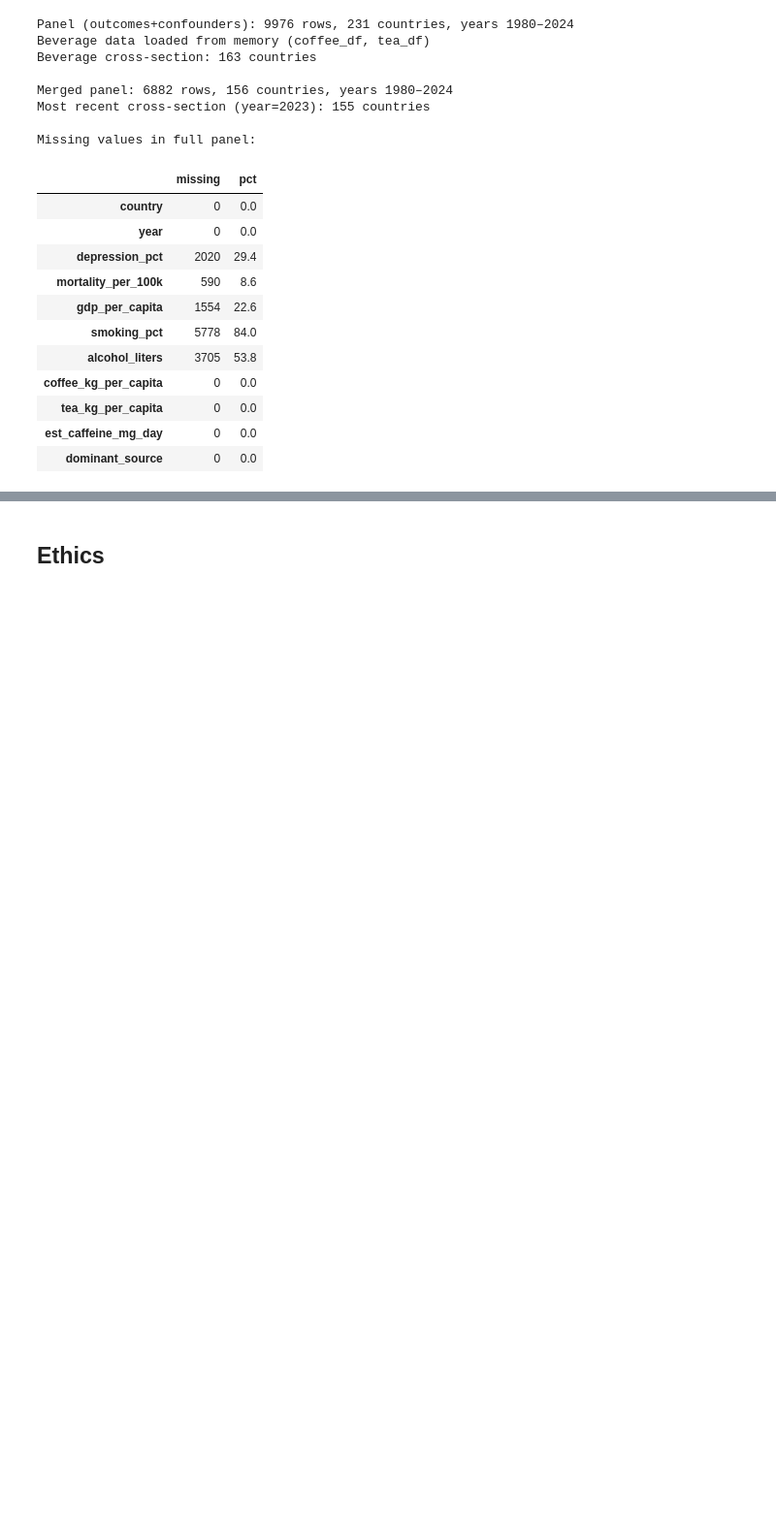
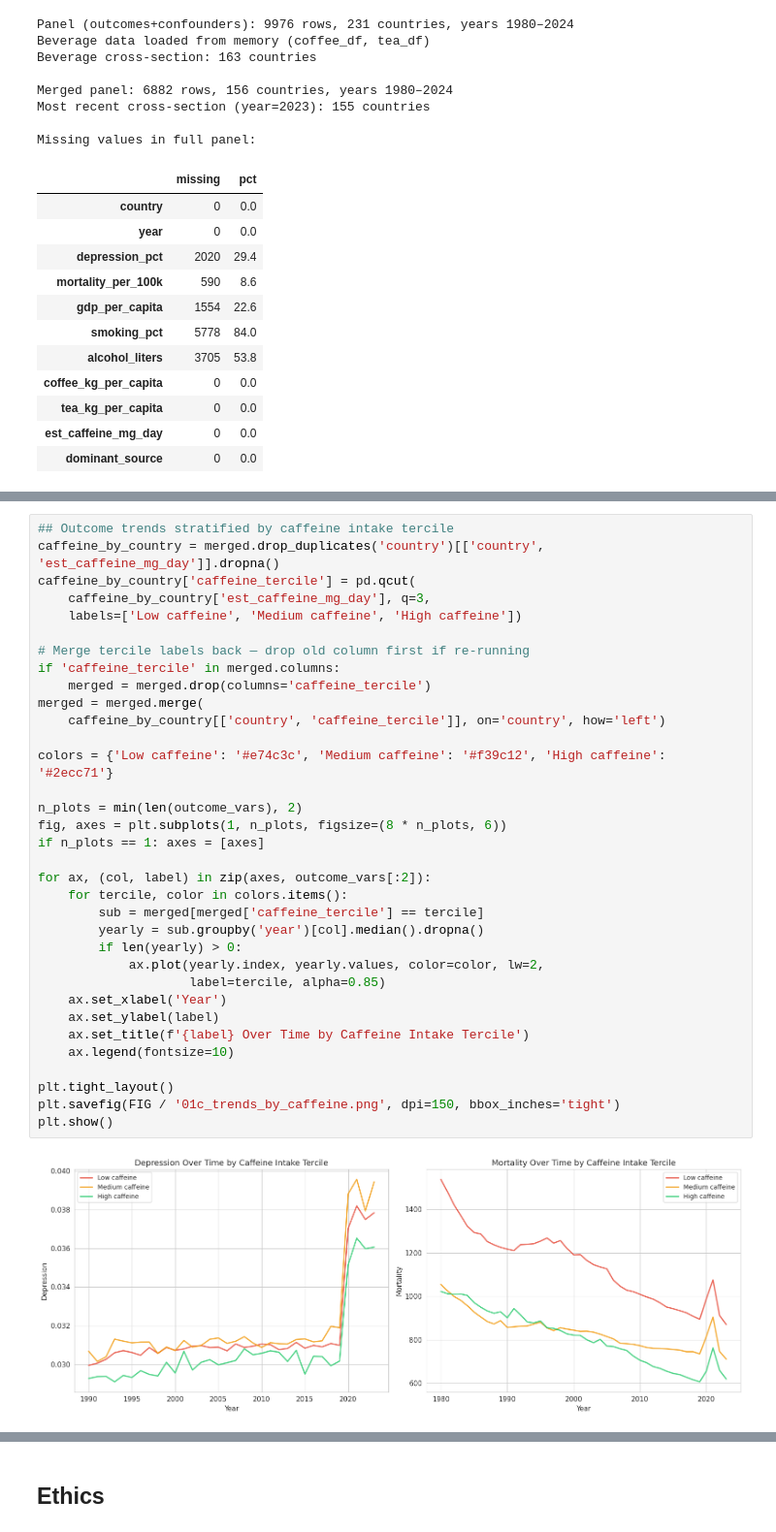
Before and after one commit to COGS108/Group077_WI26, a Jupyter notebook: 02-EDACheckpoint.ipynb, the cells around one changed output, grey strips where cells are left out. Shown at 97% size. Cells and saved outputs as stored; diff of their text form; blank space fills up the shorter version.

Commit message:
Update with first draft of EDA
REMOVE RUBRIC
check against rubric to make edits

```diff
--- a/02-EDACheckpoint.ipynb
+++ b/02-EDACheckpoint.ipynb
@@ -530,0 +620,36 @@ Some more words and stuff.  Remember notebooks work best if you interleave the c
+# %%
+## Outcome trends stratified by caffeine intake tercile
+caffeine_by_country = merged.drop_duplicates('country')[['country', 'est_caffeine_mg_day']].dropna()
+caffeine_by_country['caffeine_tercile'] = pd.qcut(
+    caffeine_by_country['est_caffeine_mg_day'], q=3,
+    labels=['Low caffeine', 'Medium caffeine', 'High caffeine'])
+
+# Merge tercile labels back — drop old column first if re-running
+if 'caffeine_tercile' in merged.columns:
+    merged = merged.drop(columns='caffeine_tercile')
+merged = merged.merge(
+    caffeine_by_country[['country', 'caffeine_tercile']], on='country', how='left')
+
+colors = {'Low caffeine': '#e74c3c', 'Medium caffeine': '#f39c12', 'High caffeine': '#2ecc71'}
+
+n_plots = min(len(outcome_vars), 2)
+fig, axes = plt.subplots(1, n_plots, figsize=(8 * n_plots, 6))
+if n_plots == 1: axes = [axes]
+
+for ax, (col, label) in zip(axes, outcome_vars[:2]):
+    for tercile, color in colors.items():
+        sub = merged[merged['caffeine_tercile'] == tercile]
+        yearly = sub.groupby('year')[col].median().dropna()
+        if len(yearly) > 0:
+            ax.plot(yearly.index, yearly.values, color=color, lw=2,
+                    label=tercile, alpha=0.85)
+    ax.set_xlabel('Year')
+    ax.set_ylabel(label)
+    ax.set_title(f'{label} Over Time by Caffeine Intake Tercile')
+    ax.legend(fontsize=10)
+
+plt.tight_layout()
+plt.savefig(FIG / '01c_trends_by_caffeine.png', dpi=150, bbox_inches='tight')
+plt.show()
+# %% [output]
+[figure, added]
```
Also changed, not shown: parts of 33 cells of this notebook.
